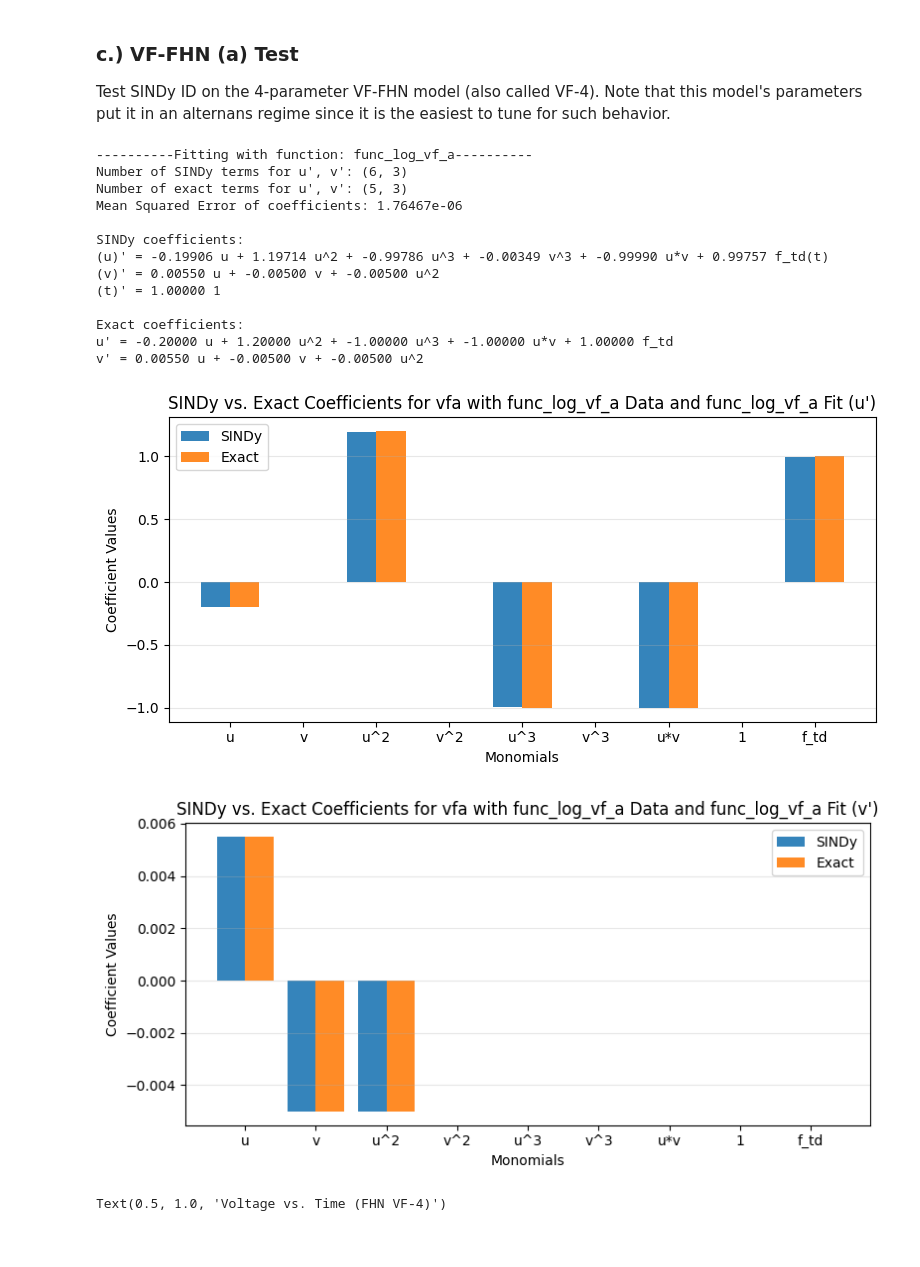
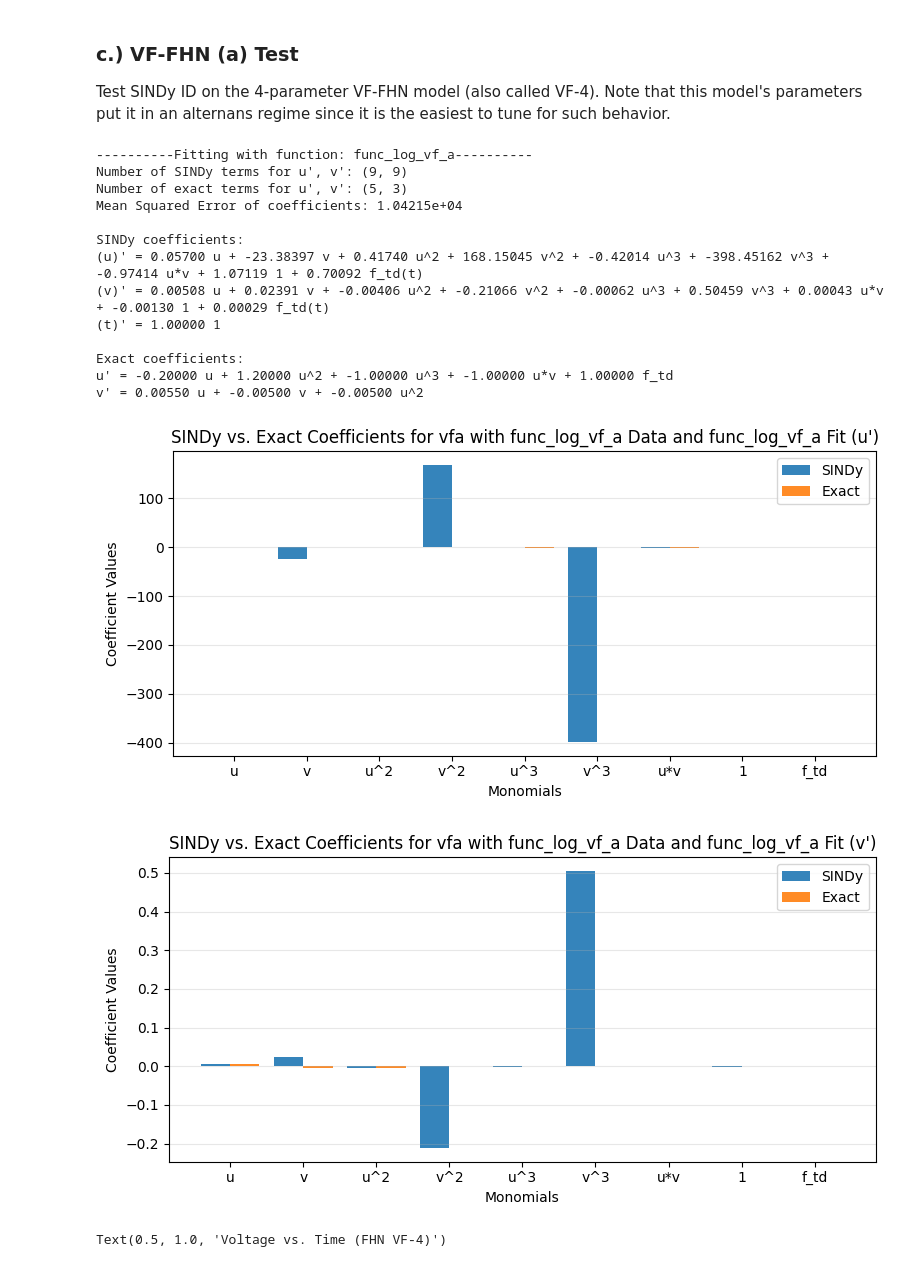
Before and after one commit to cswelch/SINDy-for-Cardiac-Electrophysiology, a Jupyter notebook: SINDy_non_autonomous_test.ipynb, the cells around one changed output. Cells and saved outputs as stored; diff of their text form; code cells hidden in the pictures.

```diff
--- a/SINDy_non_autonomous_test.ipynb
+++ b/SINDy_non_autonomous_test.ipynb
@@ -406,7 +406,7 @@ a_models = []
 # Test fit with same data and fitting non-autonomous terms.
 for func in funcs:
     print(f"----------Fitting with function: {func.__name__}----------")
-    cur_gen_library_a = GenLibraryFit(dt, func, func, fhn_variant="standard")
+    cur_gen_library_a = GenLibraryFit(func, func, fhn_variant="standard")
     a_models.append(cur_gen_library_a.fit())
     print('\n\n')
 # %% [output]
@@ -487,7 +487,7 @@ b_models = []
 # Test fit with same data and fitting non-autonomous terms.
 for func in funcs:
     print(f"----------Fitting with function: {func.__name__}----------")
-    cur_gen_library_b = GenLibraryFit(dt, func, func, fhn_variant="cardiac")
+    cur_gen_library_b = GenLibraryFit(func, func, fhn_variant="cardiac")
     b_models.append(cur_gen_library_b.fit())
     print('\n\n')
 # %% [output]
@@ -540,31 +540,31 @@ Test SINDy ID on the 4-parameter VF-FHN model (also called VF-4).  Note that thi
 # %%
 def func_log_vf_a(t):
     return logical_non_aut(t, period=185.0, dur=5.0, mag=0.12)
 funcs_vf_a = [func_log_vf_a]
 c_models = []
 
 # Test fit with same data and fitting non-autonomous terms.
 for func in funcs_vf_a:
     print(f"----------Fitting with function: {func.__name__}----------")
-    cur_gen_library_c = GenLibraryFit(dt, func, func, fhn_variant="vfa", t_range=t_vf_a, ics=x_0_vf_a)
+    cur_gen_library_c = GenLibraryFit(func, func, fhn_variant="vfa", t_range=np.arange(0,4000,1), ics=x_0_vf_a)
     c_models.append(cur_gen_library_c.fit())
     print('\n\n')
 # %% [output]
 ----------Fitting with function: func_log_vf_a----------
-Number of SINDy terms for u', v': (6, 3)
+Number of SINDy terms for u', v': (9, 9)
 Number of exact terms for u', v': (5, 3)
-Mean Squared Error of coefficients: 1.76467e-06
+Mean Squared Error of coefficients: 1.04215e+04
 
 SINDy coefficients:
-(u)' = -0.19906 u + 1.19714 u^2 + -0.99786 u^3 + -0.00349 v^3 + -0.99990 u*v + 0.99757 f_td(t)
-(v)' = 0.00550 u + -0.00500 v + -0.00500 u^2
+(u)' = 0.05700 u + -23.38397 v + 0.41740 u^2 + 168.15045 v^2 + -0.42014 u^3 + -398.45162 v^3 + -0.97414 u*v + 1.07119 1 + 0.70092 f_td(t)
+(v)' = 0.00508 u + 0.02391 v + -0.00406 u^2 + -0.21066 v^2 + -0.00062 u^3 + 0.50459 v^3 + 0.00043 u*v + -0.00130 1 + 0.00029 f_td(t)
 (t)' = 1.00000 1
 
 Exact coefficients:
 u' = -0.20000 u + 1.20000 u^2 + -1.00000 u^3 + -1.00000 u*v + 1.00000 f_td
 v' = 0.00550 u + -0.00500 v + -0.00500 u^2
-[figure, old version]
+[figure, new version]
-[figure, old version]
+[figure, new version]
 # %%
 # Make sure voltage plots look correct.
 plt.figure(figsize=(5, 2.5), dpi=100)
```
Also changed, not shown: parts of 3 cells of this notebook, 2 other files.
